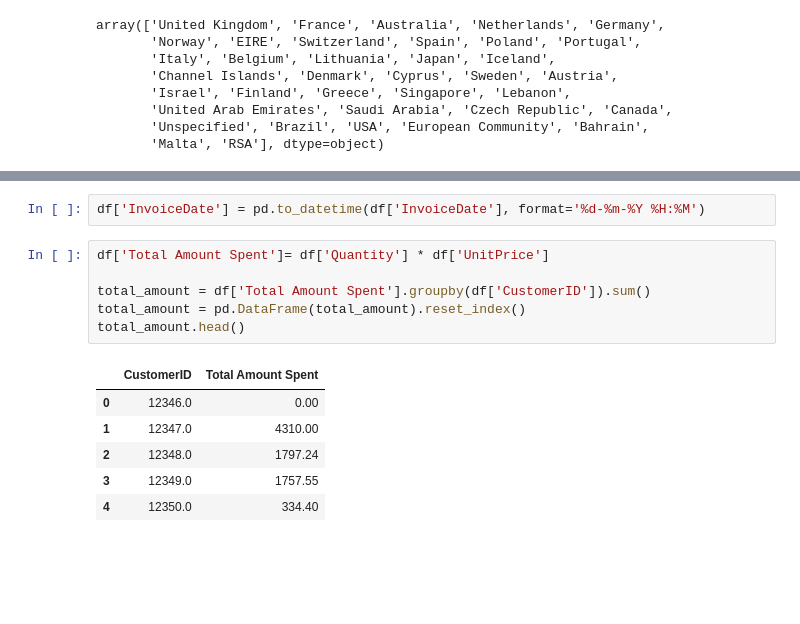
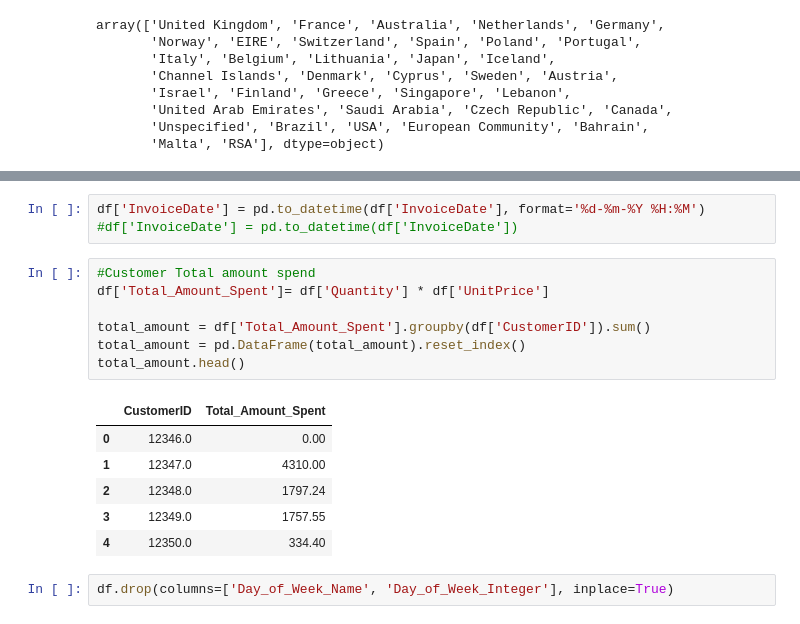
Before and after one commit to moyinajayi/Retail_customer_Clustering, a Jupyter notebook: OnlineSales.ipynb, the cells around one changed output, grey strips where cells are left out. Drawn from its saved outputs; the diff is of its cells as text; blank space fills up the shorter version.

```diff
--- a/OnlineSales.ipynb
+++ b/OnlineSales.ipynb
@@ -75,15 +98,19 @@ len(df['InvoiceNo'].unique())
 # %%
 df['InvoiceDate'] = pd.to_datetime(df['InvoiceDate'], format='%d-%m-%Y %H:%M')
+#df['InvoiceDate'] = pd.to_datetime(df['InvoiceDate'])
 # %%
-df['Total Amount Spent']= df['Quantity'] * df['UnitPrice']
+#Customer Total amount spend
+df['Total_Amount_Spent']= df['Quantity'] * df['UnitPrice']
 
-total_amount = df['Total Amount Spent'].groupby(df['CustomerID']).sum()
+total_amount = df['Total_Amount_Spent'].groupby(df['CustomerID']).sum()
 total_amount = pd.DataFrame(total_amount).reset_index()
 total_amount.head()
 # %% [output]
-|  | CustomerID | Total Amount Spent |
+|  | CustomerID | Total_Amount_Spent |
 | 0 | 12346.0 | 0.00 |
 | 1 | 12347.0 | 4310.00 |
 | 2 | 12348.0 | 1797.24 |
 | 3 | 12349.0 | 1757.55 |
 | 4 | 12350.0 | 334.40 |
+# %%
+df.drop(columns=['Day_of_Week_Name', 'Day_of_Week_Integer'], inplace=True)
```
Also changed, not shown: parts of 24 cells of this notebook.
